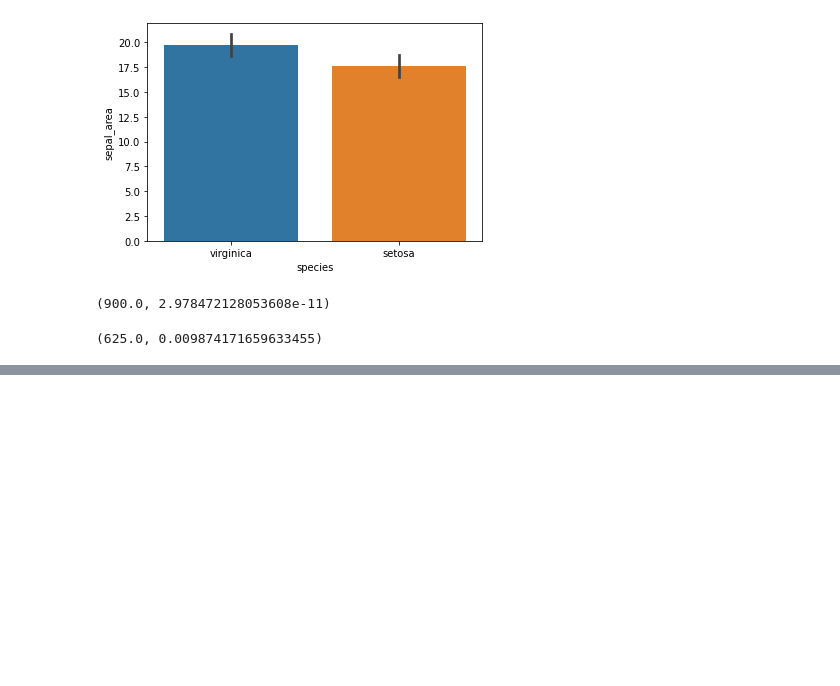
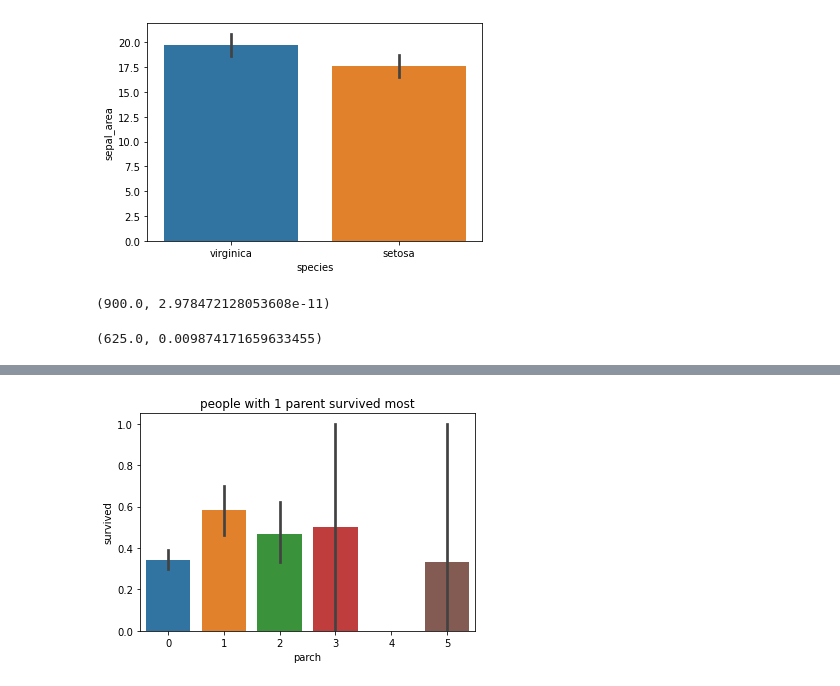
Before and after one commit to rajeshlamichhane04/classification_exercises, a Jupyter notebook: classification-exercises.ipynb, the cells around one changed output, grey strips where cells are left out. Saved outputs shown, nothing was run; the diff lists cells and outputs as text; code cells hidden in the pictures; blank space fills up the shorter version.

```diff
--- a/classification-exercises.ipynb
+++ b/classification-exercises.ipynb
@@ -1321,0 +1369,6 @@ t,p
+# %%
+plt.title("people with 1 parent survived most")
+sns.barplot(x=train.parch,y=train.survived)
+plt.show()
+# %% [output]
+[figure, added]
```
Also changed, not shown: parts of 49 cells of this notebook.
